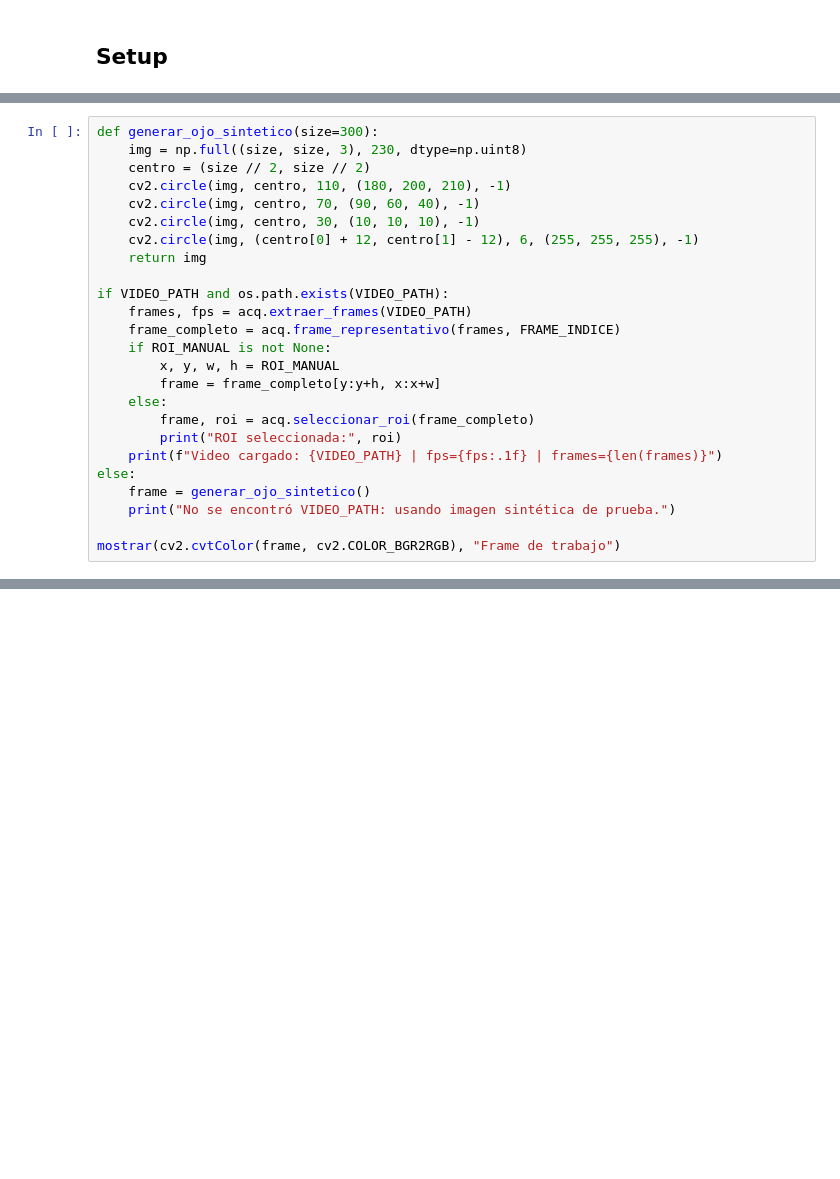
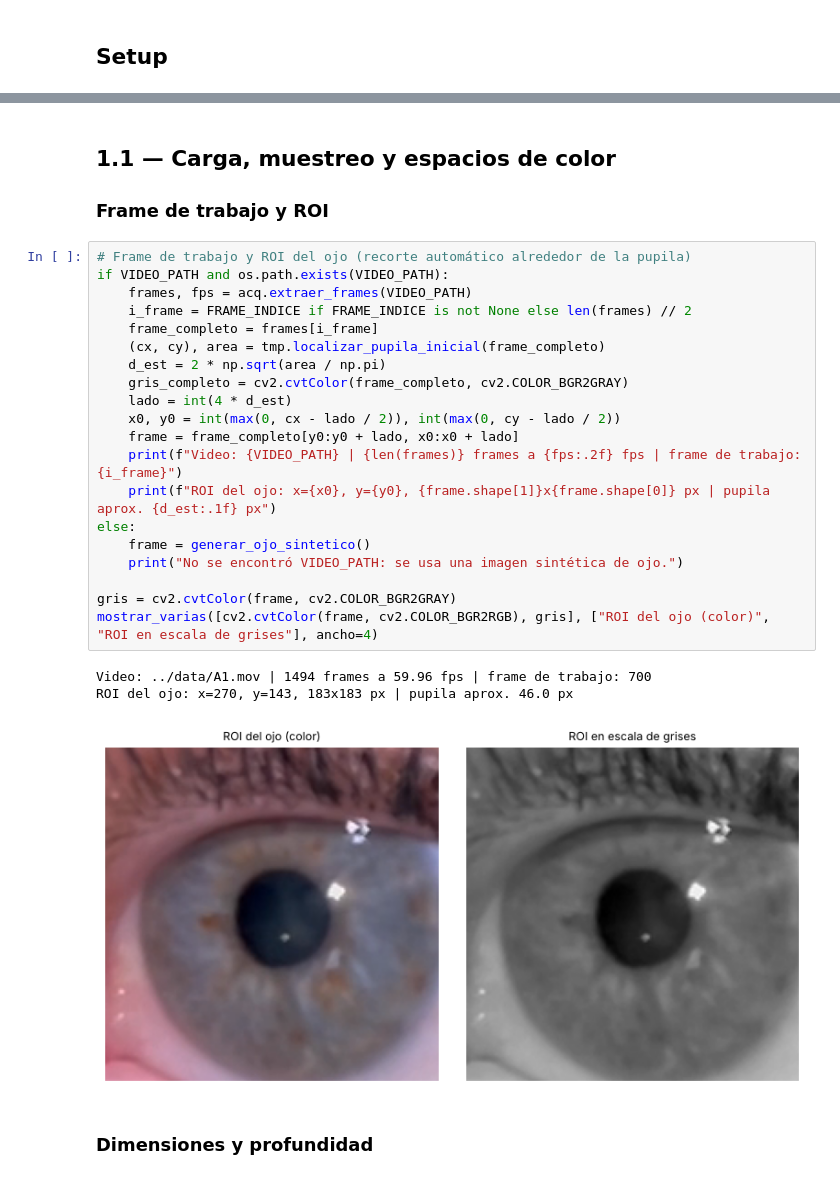
Before and after one commit to sofiasabatte/PupilTrack_Grupo5, a Jupyter notebook: notebooks/Modulo1_Fundamentos.ipynb, the cells around one changed output, grey strips where cells are left out. Cells and saved outputs as stored; diff of their text form; blank space fills up the shorter version.

Commit message:
completo modulos 1 a 4

```diff
--- a/notebooks/Modulo1_Fundamentos.ipynb
+++ b/notebooks/Modulo1_Fundamentos.ipynb
@@ -36,25 +10,0 @@ def mostrar(img, titulo="", cmap="gray"):
-# %%
-def generar_ojo_sintetico(size=300):
-    img = np.full((size, size, 3), 230, dtype=np.uint8)
-    centro = (size // 2, size // 2)
-    cv2.circle(img, centro, 110, (180, 200, 210), -1)
-    cv2.circle(img, centro, 70, (90, 60, 40), -1)
-    cv2.circle(img, centro, 30, (10, 10, 10), -1)
-    cv2.circle(img, (centro[0] + 12, centro[1] - 12), 6, (255, 255, 255), -1)
-    return img
-
-if VIDEO_PATH and os.path.exists(VIDEO_PATH):
-    frames, fps = acq.extraer_frames(VIDEO_PATH)
-    frame_completo = acq.frame_representativo(frames, FRAME_INDICE)
-    if ROI_MANUAL is not None:
-        x, y, w, h = ROI_MANUAL
-        frame = frame_completo[y:y+h, x:x+w]
-    else:
-        frame, roi = acq.seleccionar_roi(frame_completo)
-        print("ROI seleccionada:", roi)
-    print(f"Video cargado: {VIDEO_PATH} | fps={fps:.1f} | frames={len(frames)}")
-else:
-    frame = generar_ojo_sintetico()
-    print("No se encontró VIDEO_PATH: usando imagen sintética de prueba.")
-
-mostrar(cv2.cvtColor(frame, cv2.COLOR_BGR2RGB), "Frame de trabajo")
@@ -164,0 +51,29 @@ mostrar(ef.filtro_frecuencial(gris, "pasaaltos", radio=30), "Pasa-altos")
+# %% [markdown]
+## 1.1 — Carga, muestreo y espacios de color
+### Frame de trabajo y ROI
+# %%
+# Frame de trabajo y ROI del ojo (recorte automático alrededor de la pupila)
+if VIDEO_PATH and os.path.exists(VIDEO_PATH):
+    frames, fps = acq.extraer_frames(VIDEO_PATH)
+    i_frame = FRAME_INDICE if FRAME_INDICE is not None else len(frames) // 2
+    frame_completo = frames[i_frame]
+    (cx, cy), area = tmp.localizar_pupila_inicial(frame_completo)
+    d_est = 2 * np.sqrt(area / np.pi)
+    gris_completo = cv2.cvtColor(frame_completo, cv2.COLOR_BGR2GRAY)
+    lado = int(4 * d_est)
+    x0, y0 = int(max(0, cx - lado / 2)), int(max(0, cy - lado / 2))
+    frame = frame_completo[y0:y0 + lado, x0:x0 + lado]
+    print(f"Video: {VIDEO_PATH} | {len(frames)} frames a {fps:.2f} fps | frame de trabajo: {i_frame}")
+    print(f"ROI del ojo: x={x0}, y={y0}, {frame.shape[1]}x{frame.shape[0]} px | pupila aprox. {d_est:.1f} px")
+else:
+    frame = generar_ojo_sintetico()
+    print("No se encontró VIDEO_PATH: se usa una imagen sintética de ojo.")
+
+gris = cv2.cvtColor(frame, cv2.COLOR_BGR2GRAY)
+mostrar_varias([cv2.cvtColor(frame, cv2.COLOR_BGR2RGB), gris], ["ROI del ojo (color)", "ROI en escala de grises"], ancho=4)
+# %% [output]
+Video: ../data/A1.mov | 1494 frames a 59.96 fps | frame de trabajo: 700
+ROI del ojo: x=270, y=143, 183x183 px | pupila aprox. 46.0 px
+[figure, added]
+# %% [markdown]
+### Dimensiones y profundidad
```
Also changed, not shown: parts of 54 cells of this notebook, 9 other files.
